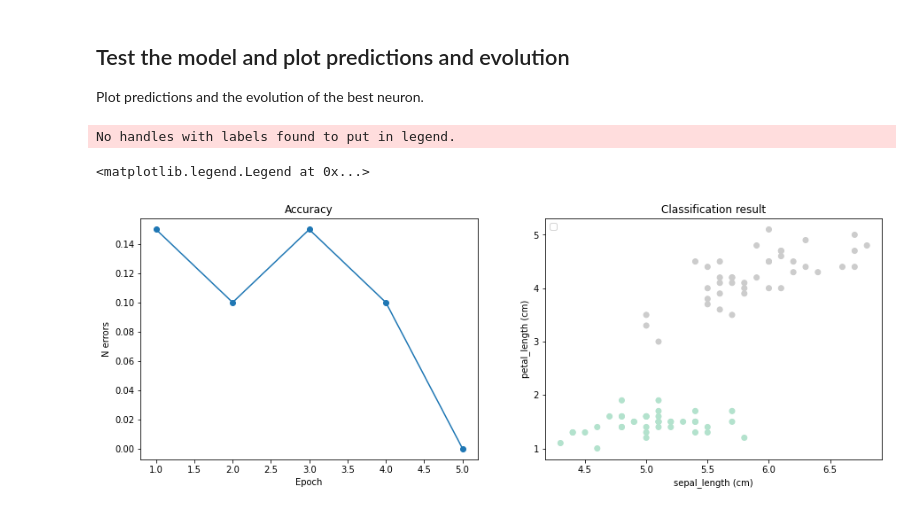
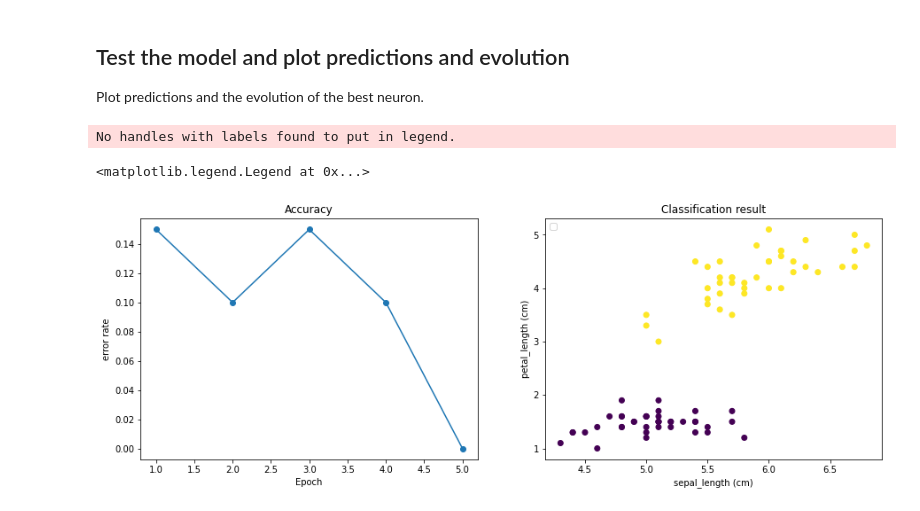
Before and after one commit to SeniorDataEngineer/linear-regression, a Jupyter notebook: notebooks/linear_regression.ipynb, the cells around one changed output. Drawn from its saved outputs; the diff is of its cells as text; code cells hidden in the pictures.

```diff
--- a/notebooks/linear_regression.ipynb
+++ b/notebooks/linear_regression.ipynb
@@ -101,28 +99,28 @@ Plot predictions and the evolution of the best neuron.
 # %%
 # Predict the class labels for the test samples.
 lbl, cls_, pre = my_lr.test_model(neuron)
-mrk = ['s', 'x', 'o', '^', 'v']
+mrk = ['x', 'o', 'v']
 
 # Get evolution reports.
 err_rate = [ x.report[1] for x in my_lr.evolutions ]
 epochs = range(1, len(err_rate)+1)
 
 # Setup plots.
 fig, axs = plt.subplots(1, 2)
 fig.set_figheight(5)
 fig.set_figwidth(15)
 
 # Plot evolution.
 axs[0].plot(epochs, err_rate, marker='o')
-axs[0].set(xlabel='Epoch', ylabel='N errors')
+axs[0].set(xlabel='Epoch', ylabel='error rate', )
 axs[0].set_title('Accuracy')
 
-# Plot classifications.
-axs[1].scatter(samples_test[0:, 0], samples_test[0:, 1], c=pre, cmap='Pastel2')
+# Plot classifications, values are differentiated by colour.
+axs[1].scatter(samples_test[0:, 0], samples_test[0:, 1], c=pre)
 axs[1].set(xlabel='sepal_length (cm)', ylabel='petal_length (cm)')
 axs[1].set_title('Classification result')
 axs[1].legend(loc='upper left')
 # %% [output]
 No handles with labels found to put in legend.
 <matplotlib.legend.Legend at 0x...>
-[figure, old version]
+[figure, new version]
```
Also changed, not shown: parts of 5 cells of this notebook, 1 other file.
